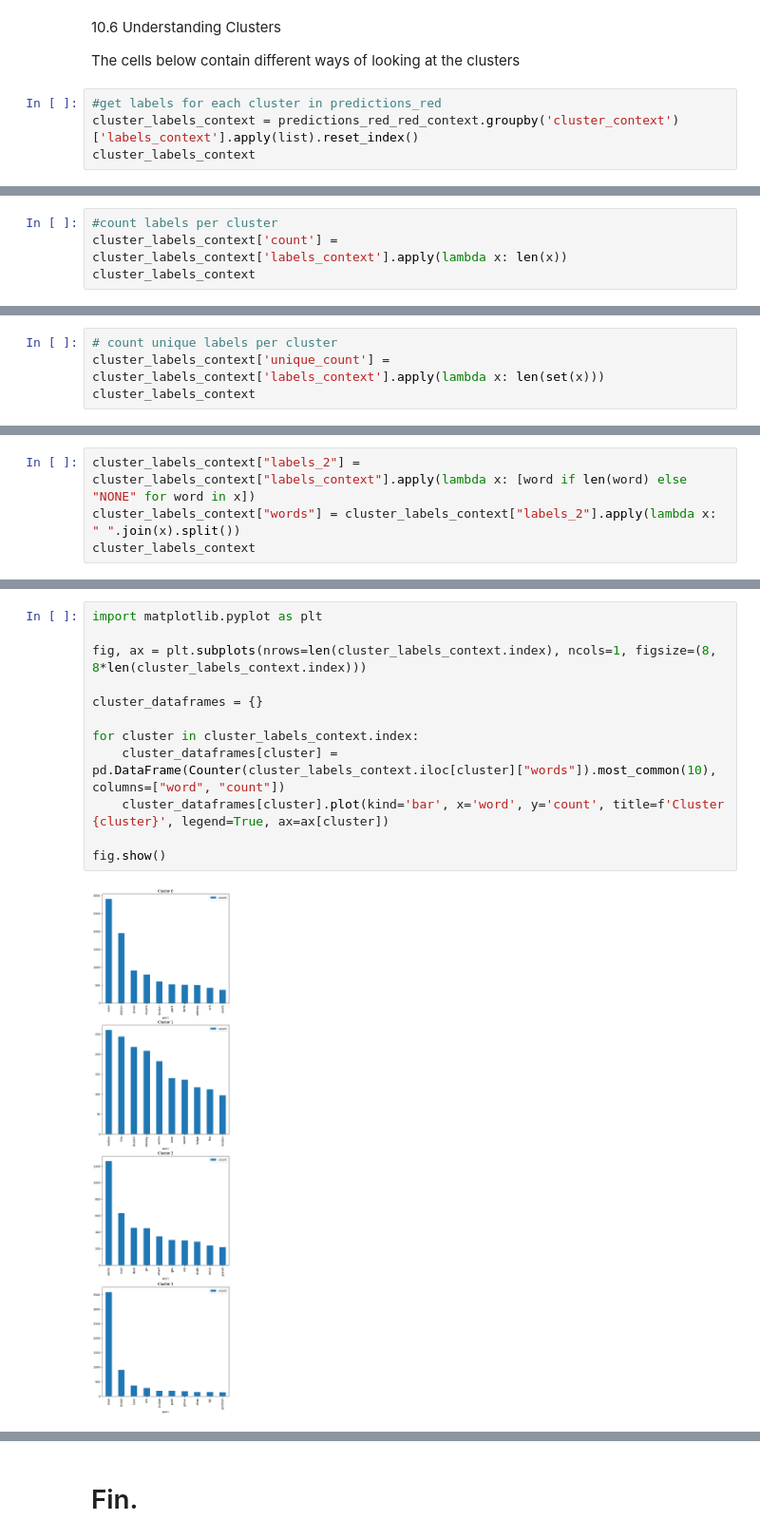
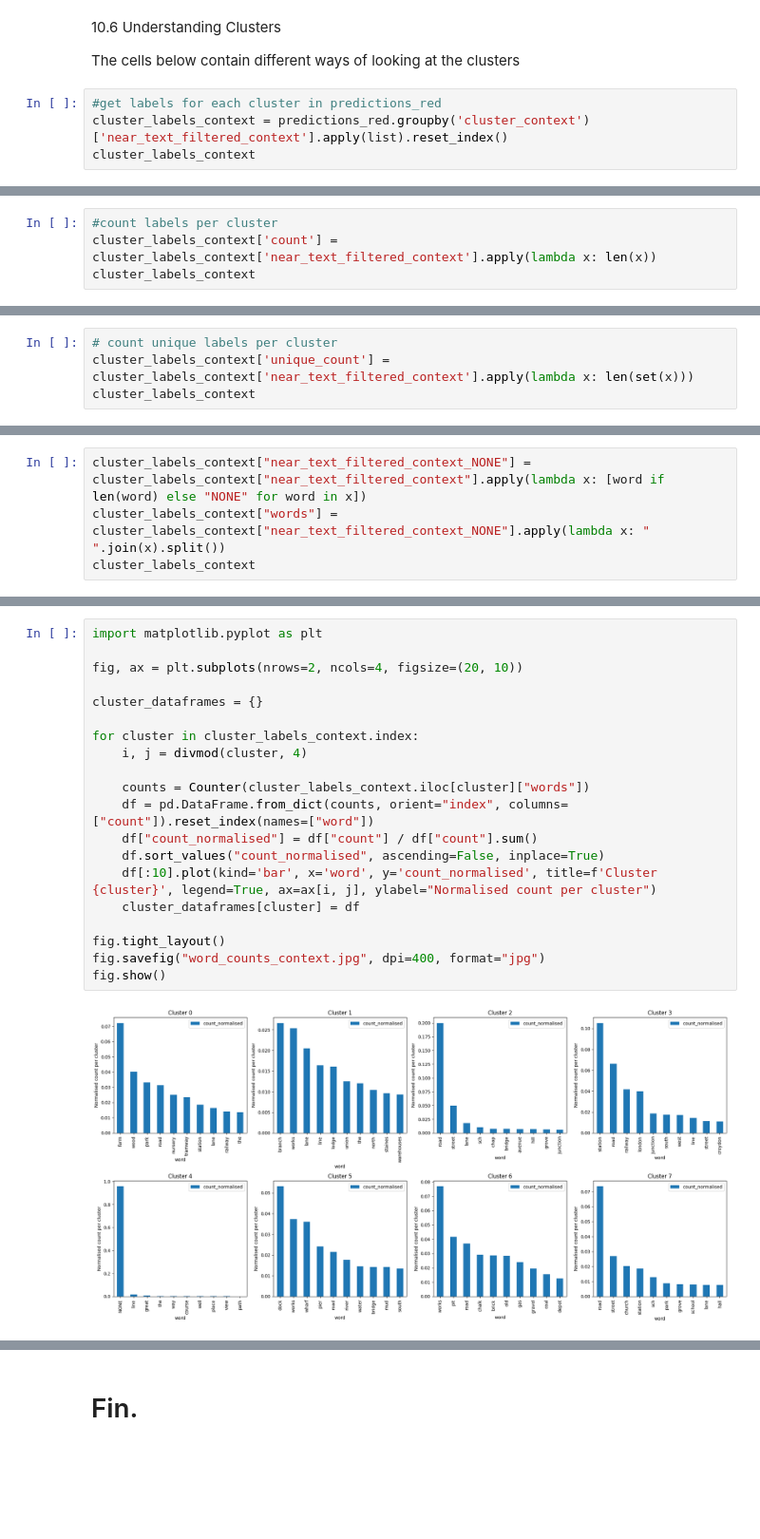
Before and after one commit to maps-as-data/imago-mundi-forum-2024, a Jupyter notebook: imago_mundi_railspace_2024_data_polygons.ipynb, the cells around one changed output, grey strips where cells are left out. Shown at 95% size. Saved outputs shown, nothing was run; the diff lists cells and outputs as text; blank space fills up the shorter version.

```diff
--- a/imago_mundi_railspace_2024_data_polygons.ipynb
+++ b/imago_mundi_railspace_2024_data_polygons.ipynb
@@ -523,6 +586,6 @@ for cluster in predictions_red_red_context["cluster_context"].unique():
 The cells below contain different ways of looking at the clusters
 # %%
 #get labels for each cluster in predictions_red
-cluster_labels_context = predictions_red_red_context.groupby('cluster_context')['labels_context'].apply(list).reset_index()
+cluster_labels_context = predictions_red.groupby('cluster_context')['near_text_filtered_context'].apply(list).reset_index()
 cluster_labels_context
 # %% [output]
@@ -534,5 +601,5 @@ cluster_labels_context
 # %%
 #count labels per cluster
-cluster_labels_context['count'] = cluster_labels_context['labels_context'].apply(lambda x: len(x))
+cluster_labels_context['count'] = cluster_labels_context['near_text_filtered_context'].apply(lambda x: len(x))
 cluster_labels_context
 # %% [output]
@@ -544,5 +615,5 @@ cluster_labels_context
 # %%
 # count unique labels per cluster
-cluster_labels_context['unique_count'] = cluster_labels_context['labels_context'].apply(lambda x: len(set(x)))
+cluster_labels_context['unique_count'] = cluster_labels_context['near_text_filtered_context'].apply(lambda x: len(set(x)))
 cluster_labels_context
 # %% [output]
@@ -564,5 +643,5 @@ cluster_labels_context
 # %%
-cluster_labels_context["labels_2"] = cluster_labels_context["labels_context"].apply(lambda x: [word if len(word) else "NONE" for word in x])
-cluster_labels_context["words"] = cluster_labels_context["labels_2"].apply(lambda x: " ".join(x).split())
+cluster_labels_context["near_text_filtered_context_NONE"] = cluster_labels_context["near_text_filtered_context"].apply(lambda x: [word if len(word) else "NONE" for word in x])
+cluster_labels_context["words"] = cluster_labels_context["near_text_filtered_context_NONE"].apply(lambda x: " ".join(x).split())
 cluster_labels_context
 # %% [output]
@@ -574,14 +657,22 @@ cluster_labels_context
 # %%
 import matplotlib.pyplot as plt
 
-fig, ax = plt.subplots(nrows=len(cluster_labels_context.index), ncols=1, figsize=(8, 8*len(cluster_labels_context.index)))
+fig, ax = plt.subplots(nrows=2, ncols=4, figsize=(20, 10))
 
 cluster_dataframes = {}
 
 for cluster in cluster_labels_context.index:
-	cluster_dataframes[cluster] = pd.DataFrame(Counter(cluster_labels_context.iloc[cluster]["words"]).most_common(10), columns=["word", "count"])
-	cluster_dataframes[cluster].plot(kind='bar', x='word', y='count', title=f'Cluster {cluster}', legend=True, ax=ax[cluster])
+	i, j = divmod(cluster, 4)
 
+	counts = Counter(cluster_labels_context.iloc[cluster]["words"])
+	df = pd.DataFrame.from_dict(counts, orient="index", columns=["count"]).reset_index(names=["word"])
+	df["count_normalised"] = df["count"] / df["count"].sum()
+	df.sort_values("count_normalised", ascending=False, inplace=True)
+	df[:10].plot(kind='bar', x='word', y='count_normalised', title=f'Cluster {cluster}', legend=True, ax=ax[i, j], ylabel="Normalised count per cluster")
+	cluster_dataframes[cluster] = df
+
+fig.tight_layout()
+fig.savefig("word_counts_context.jpg", dpi=400, format="jpg")
 fig.show()
 # %% [output]
-[figure, old version]
+[figure, new version]
```
Also changed, not shown: parts of 65 cells of this notebook.
